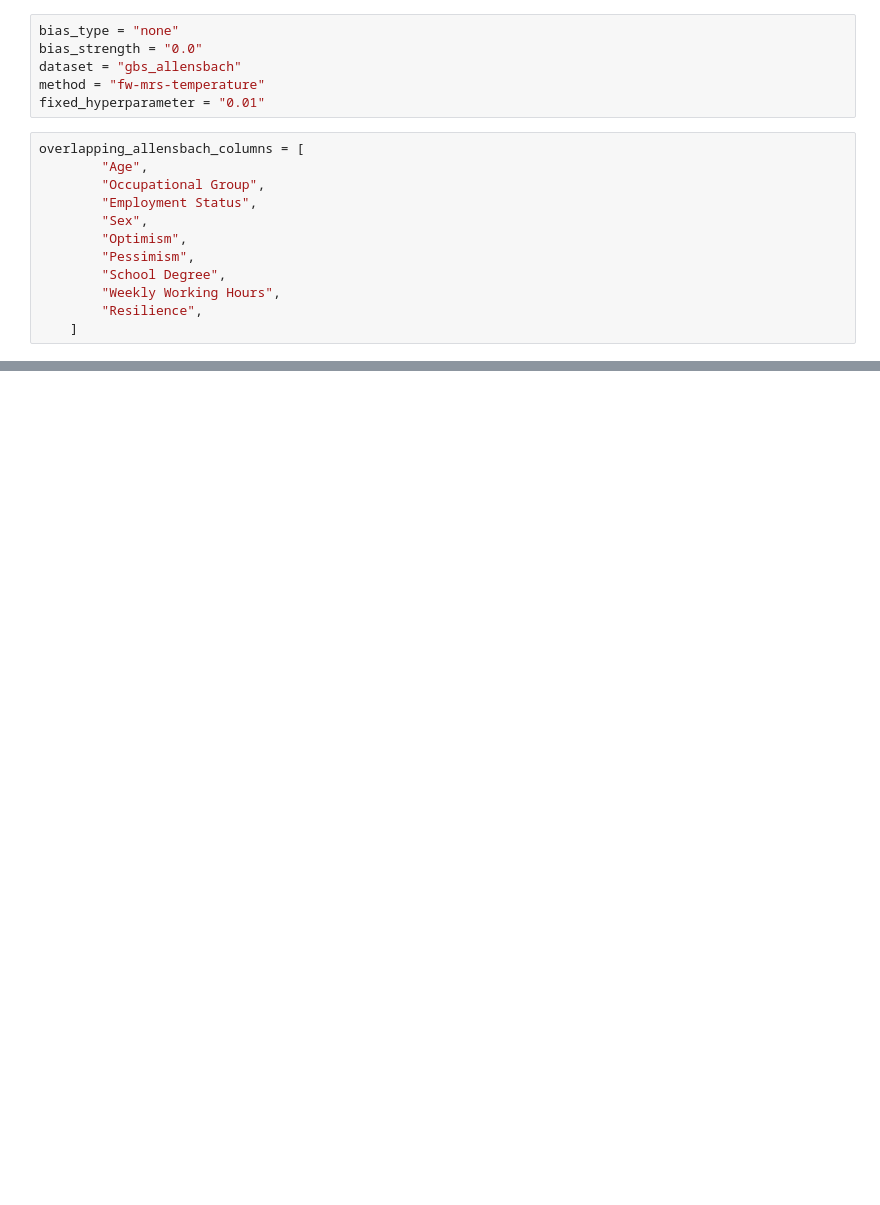
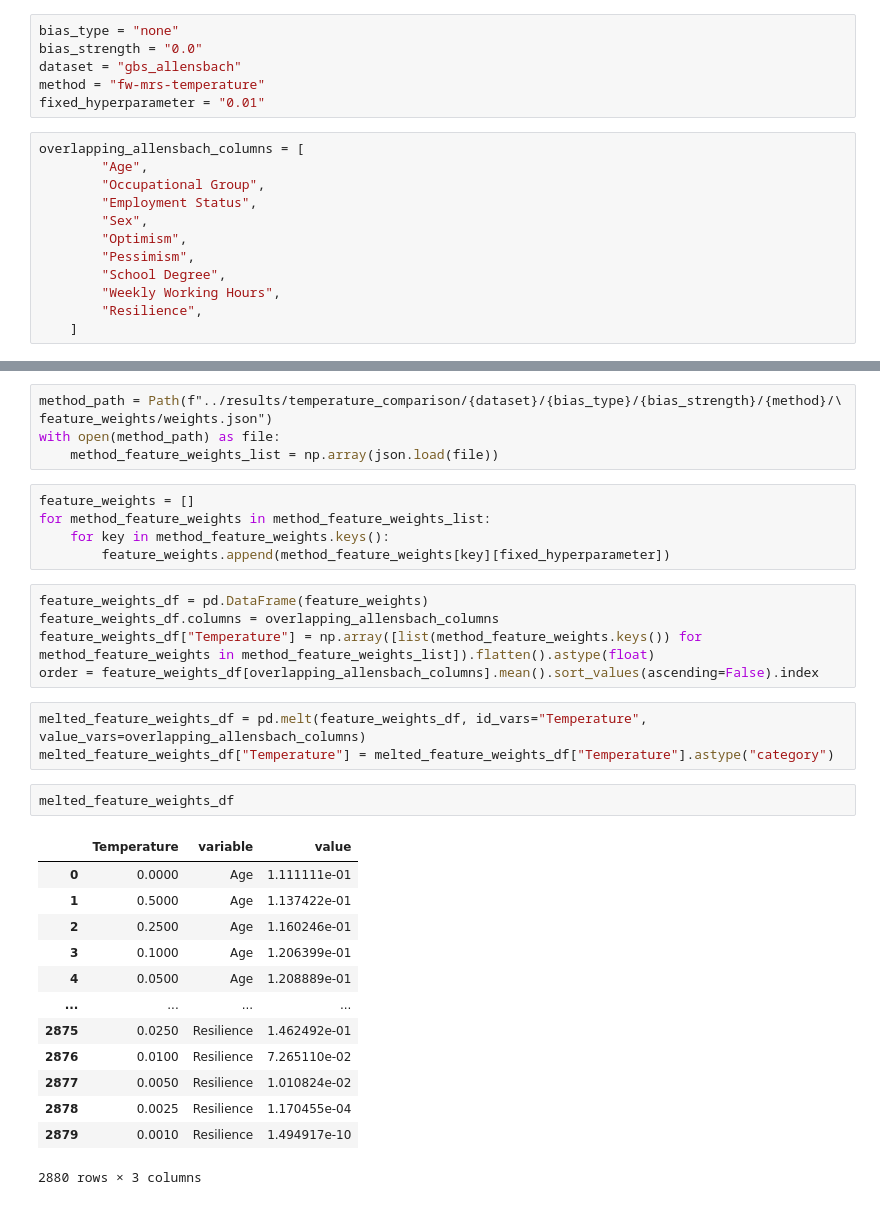
Before and after one commit to kramerlab/FeatureWeightDebiasing, a Jupyter notebook: notebooks/feature_importance_comparison.ipynb, the cells around one changed output, grey strips where cells are left out. Drawn from its saved outputs; the diff is of its cells as text; blank space fills up the shorter version.

```diff
--- a/notebooks/feature_importance_comparison.ipynb
+++ b/notebooks/feature_importance_comparison.ipynb
@@ -48,3 +46,37 @@ ax.set(xlabel="Feature Importance")
 ax.get_figure().savefig("gbs_allensbach_feature_importances.pdf", bbox_inches='tight')
 # %% [output]
 [figure]
+# %%
+method_path = Path(f"../results/temperature_comparison/{dataset}/{bias_type}/{bias_strength}/{method}/\
+feature_weights/weights.json")
+with open(method_path) as file:
+    method_feature_weights_list = np.array(json.load(file))
+# %%
+feature_weights = []
+for method_feature_weights in method_feature_weights_list:
+    for key in method_feature_weights.keys():
+        feature_weights.append(method_feature_weights[key][fixed_hyperparameter])
+# %%
+feature_weights_df = pd.DataFrame(feature_weights)
+feature_weights_df.columns = overlapping_allensbach_columns
+feature_weights_df["Temperature"] = np.array([list(method_feature_weights.keys()) for method_feature_weights in method_feature_weights_list]).flatten().astype(float)
+order = feature_weights_df[overlapping_allensbach_columns].mean().sort_values(ascending=False).index
+# %%
+melted_feature_weights_df = pd.melt(feature_weights_df, id_vars="Temperature", value_vars=overlapping_allensbach_columns)
+melted_feature_weights_df["Temperature"] = melted_feature_weights_df["Temperature"].astype("category")
+# %%
+melted_feature_weights_df
+# %% [output]
+|  | Temperature | variable | value |
+| 0 | 0.0000 | Age | 1.111111e-01 |
+| 1 | 0.5000 | Age | 1.137422e-01 |
+| 2 | 0.2500 | Age | 1.160246e-01 |
+| 3 | 0.1000 | Age | 1.206399e-01 |
+| 4 | 0.0500 | Age | 1.208889e-01 |
+| ... | ... | ... | ... |
+| 2875 | 0.0250 | Resilience | 1.462492e-01 |
+| 2876 | 0.0100 | Resilience | 7.265110e-02 |
+| 2877 | 0.0050 | Resilience | 1.010824e-02 |
+| 2878 | 0.0025 | Resilience | 1.170455e-04 |
+| 2879 | 0.0010 | Resilience | 1.494917e-10 |
+2880 rows × 3 columns
```
Also changed, not shown: parts of 6 cells of this notebook, 5 other files.
